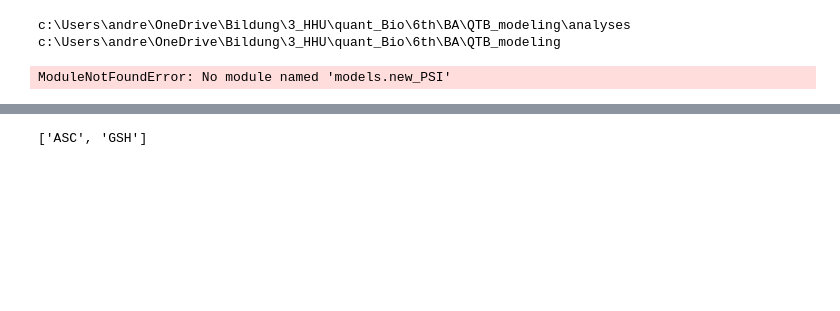
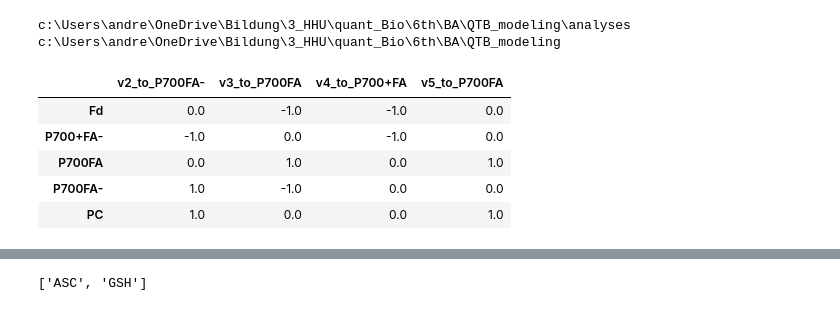
Before and after one commit to A-Potthoff/QTB_modeling, a Jupyter notebook: analyses/investigate_PS1_behaviour.ipynb, the cells around one changed output, grey strips where cells are left out. Saved outputs shown, nothing was run; the diff lists cells and outputs as text; code cells hidden in the pictures; blank space fills up the shorter version.

```diff
--- a/analyses/investigate_PS1_behaviour.ipynb
+++ b/analyses/investigate_PS1_behaviour.ipynb
@@ -34,15 +40,20 @@ c:\Users\andre\OneDrive\Bildung\3_HHU\quant_Bio\6th\BA\QTB_modeling
 # %%
 #ipdb.set_trace()
 import models
 importlib.reload(models)
 from models import get_model
 
 m = get_model()
 
-# stoichio_subset = m.get_stoichiometric_df().loc[:,["v2_to_P700FA-", "v3_to_P700FA", "v4_to_P700+FA", "v5_to_P700FA"]]
-# stoichio_subset.loc[(stoichio_subset != 0).any(axis=1)]
+stoichio_subset = m.get_stoichiometric_df().loc[:,["v2_to_P700FA-", "v3_to_P700FA", "v4_to_P700+FA", "v5_to_P700FA"]]
+stoichio_subset.loc[(stoichio_subset != 0).any(axis=1)]
 # %% [output]
-ModuleNotFoundError: No module named 'models.new_PSI'
+|  | v2_to_P700FA- | v3_to_P700FA | v4_to_P700+FA | v5_to_P700FA |
+| Fd | 0.0 | -1.0 | -1.0 | 0.0 |
+| P700+FA- | -1.0 | 0.0 | -1.0 | 0.0 |
+| P700FA | 0.0 | 1.0 | 0.0 | 1.0 |
+| P700FA- | 1.0 | -1.0 | 0.0 | 0.0 |
+| PC | 1.0 | 0.0 | 0.0 | 1.0 |
 # %%
 y0 = {
     "PQ": 11.027139850905353,
```
Also changed, not shown: parts of 9 cells of this notebook.
